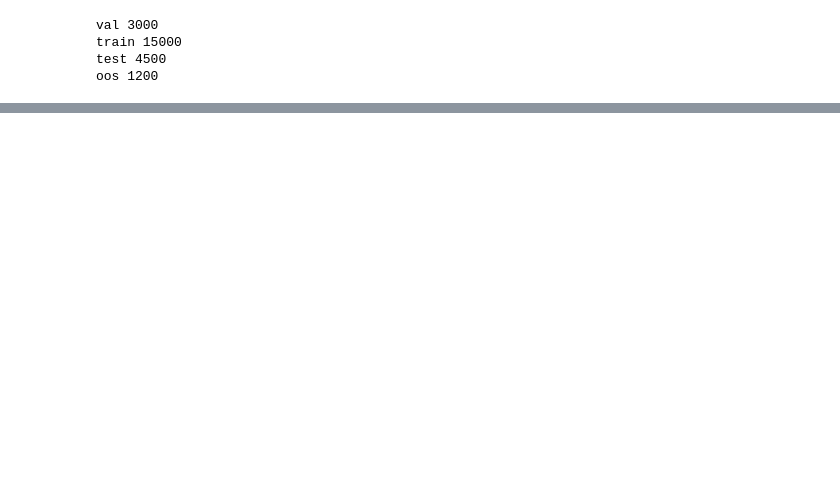
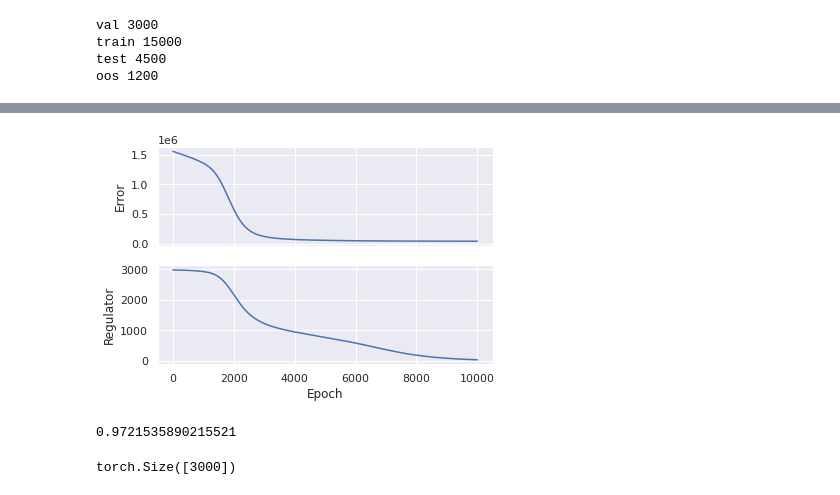
Before and after one commit to simonEllershaw/latent_variable_OOD, a Jupyter notebook: transformer_training.ipynb, the cells around one changed output, grey strips where cells are left out. Saved outputs shown, nothing was run; the diff lists cells and outputs as text; code cells hidden in the pictures; blank space fills up the shorter version.

```diff
--- a/transformer_training.ipynb
+++ b/transformer_training.ipynb
@@ -287,0 +404,9 @@ simplex.plot_hist()
+# %%
+reg_factor_scheduler = ExponentialScheduler(0.1, 100, 10000)
+simplex.fit(
+      latent_states['val'].to(device).detach(),
+      n_epoch=10000,
+      reg_factor=0.1,
+      n_keep=5,
+      reg_factor_scheduler=reg_factor_scheduler,
+    )
@@ -287,0 +431,13 @@ simplex.plot_hist()
+# %%
+simplex.plot_hist()
+# %% [output]
+[figure, added]
+# %%
+errors['val'] = pairwise_distance(latent_states['val'].cpu(), simplex.latent_approx().cpu())
+r2_score(latent_states['val'].cpu(), simplex.latent_approx().cpu())
+# %% [output]
+0.9721535890215521
+# %%
+errors['val'].shape
+# %% [output]
+torch.Size([3000])
```
Also changed, not shown: parts of 21 cells of this notebook.
